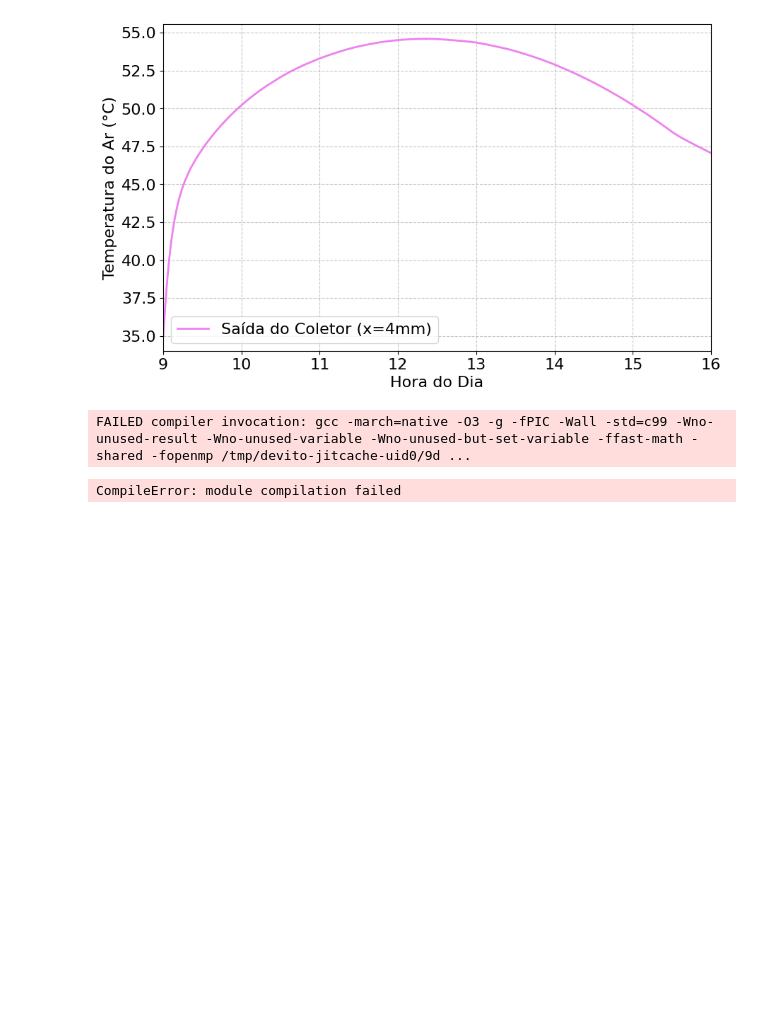
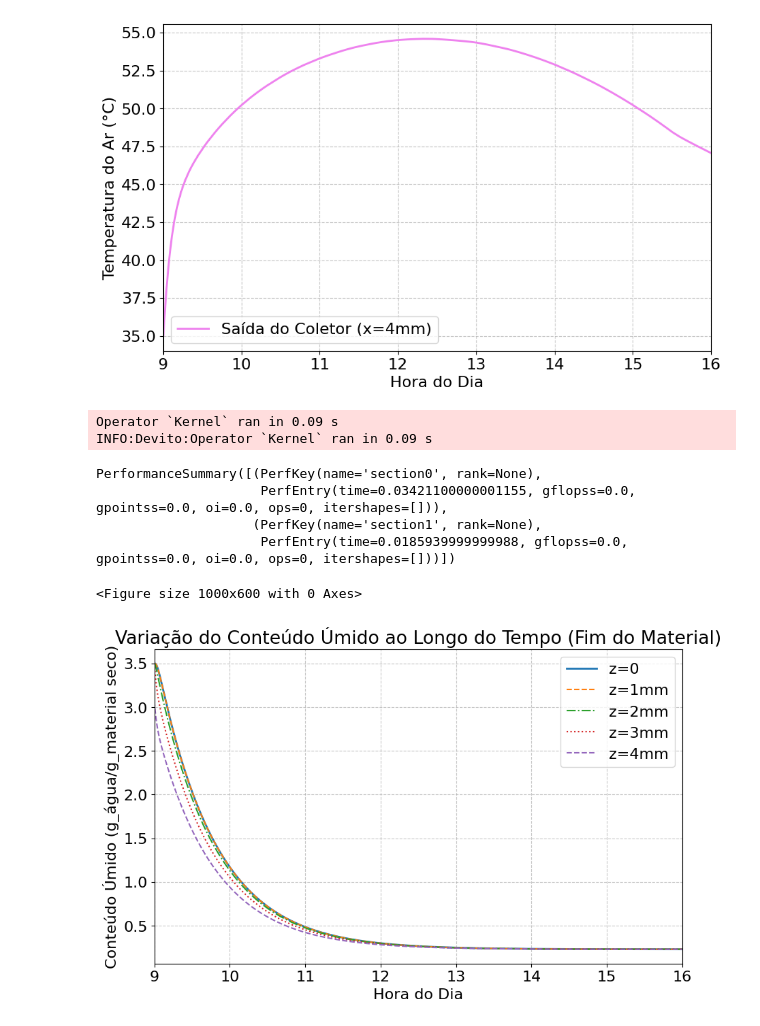
Before and after one commit to rvidonscky/IC_IFSP, a Jupyter notebook: Com_umidade_e_material.ipynb, the cells around one changed output. Saved outputs shown, nothing was run; the diff lists cells and outputs as text; code cells hidden in the pictures; blank space fills up the shorter version.

```diff
--- a/Com_umidade_e_material.ipynb
+++ b/Com_umidade_e_material.ipynb
@@ -406,7 +429,42 @@ eqContorno4 = Eq(TemperaturaMaterial[time, nx-1],
 # %%
-op = Operator([eq_20, eq_21, eqContorno1, eqContorno2, eqContorno3, eqContorno4])
+op = Operator([eqContorno1, eqContorno2, eq_material, eq_Umido, eqContorno3, eqContorno4])
 
 op(dt=dt, time_M=nt-1)
 # %% [output]
-FAILED compiler invocation: gcc -march=native -O3 -g -fPIC -Wall -std=c99 -Wno-unused-result -Wno-unused-variable -Wno-unused-but-set-variable -ffast-math -shared -fopenmp /tmp/devito-jitcache-uid0/9d ...
+Operator `Kernel` ran in 0.09 s
+INFO:Devito:Operator `Kernel` ran in 0.09 s
-CompileError: module compilation failed
+PerformanceSummary([(PerfKey(name='section0', rank=None),
+                     PerfEntry(time=0.03421100000001155, gflopss=0.0, gpointss=0.0, oi=0.0, ops=0, itershapes=[])),
+                    (PerfKey(name='section1', rank=None),
+                     PerfEntry(time=0.0185939999999988, gflopss=0.0, gpointss=0.0, oi=0.0, ops=0, itershapes=[]))])
+# %%
+#ConteudoUmido_saida = ConteudoUmido.data[:, nb-1]
+
+plt.figure(figsize=(10, 6))
+#plt.plot(horas_eixo_x[:-1], ConteudoUmido_saida[:-1], color='blue', linewidth=2.0, label='Conteúdo Úmido na Saída')
+U_y0 = ConteudoUmido.data[:, 0]
+U_y1 = ConteudoUmido.data[:, 1]
+U_y2 = ConteudoUmido.data[:, 2]
+U_y3 = ConteudoUmido.data[:, nb-2]
+U_y4 = ConteudoUmido.data[:, nb-1]
+
+
+plt.figure(figsize=(10, 6))
+# Plotando as 5 espessuras ao longo do tempo
+plt.plot(horas_eixo_x[:-1], U_y0[:-1], label="z=0", linewidth=2.0)
+plt.plot(horas_eixo_x[:-1], U_y1[:-1], label="z=1mm", linestyle='--')
+plt.plot(horas_eixo_x[:-1], U_y2[:-1], label="z=2mm", linestyle='-.')
+plt.plot(horas_eixo_x[:-1], U_y3[:-1], label="z=3mm", linestyle=':')
+plt.plot(horas_eixo_x[:-1], U_y4[:-1], label="z=4mm", linestyle='--')
+
+
+plt.xlim([9, 16])
+plt.xlabel('Hora do Dia')
+plt.ylabel('Conteúdo Úmido (g_água/g_material seco)')
+plt.title('Variação do Conteúdo Úmido ao Longo do Tempo (Fim do Material)')
+plt.grid(True, linestyle='--', alpha=0.7)
+plt.legend()
+plt.show()
+# %% [output]
+<Figure size 1000x600 with 0 Axes>
+[figure, added]
```
Also changed, not shown: parts of 5 cells of this notebook.
